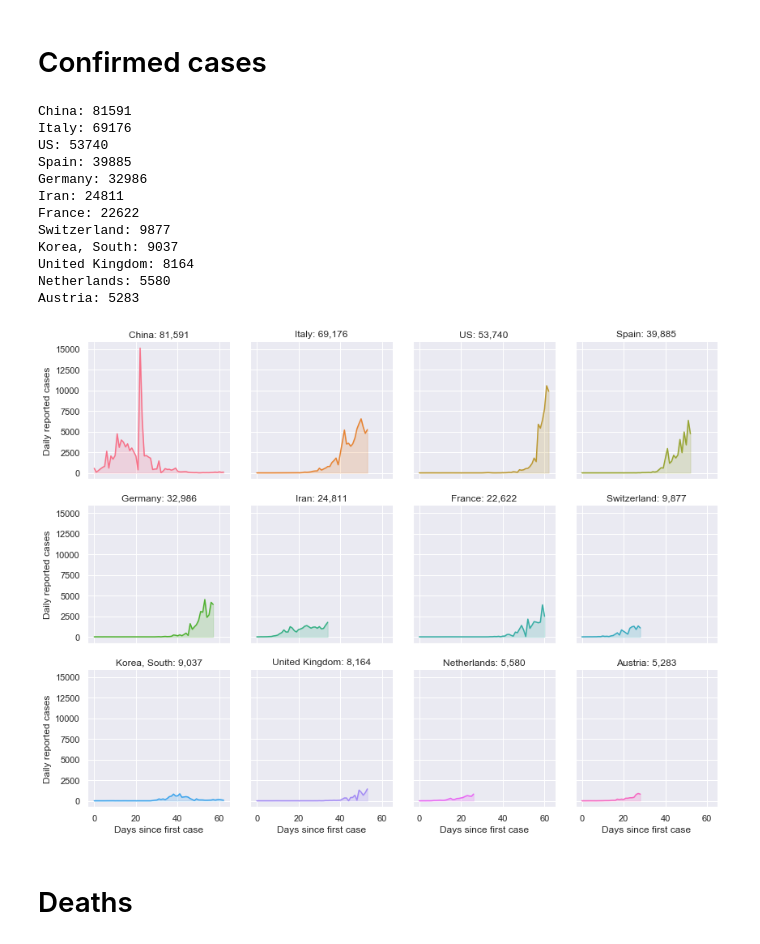
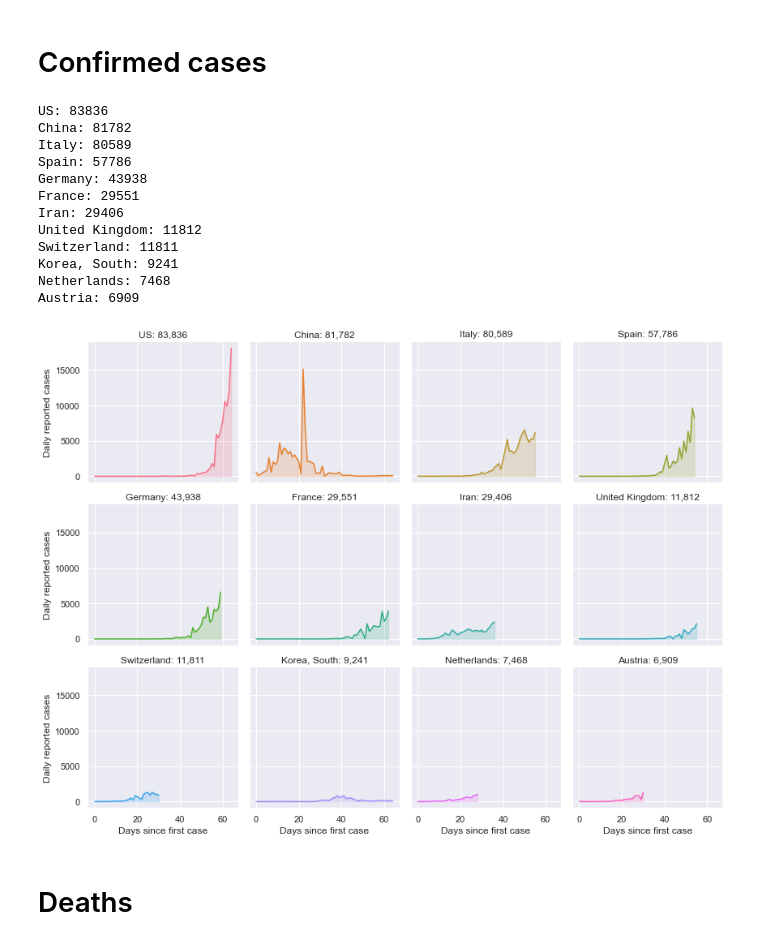
Before and after one commit to denisfookune/covid19-dailycases, a Jupyter notebook: covid19_JHU.ipynb, the cells around one changed output. Drawn from its saved outputs; the diff is of its cells as text; code cells hidden in the pictures.

```diff
--- a/covid19_JHU.ipynb
+++ b/covid19_JHU.ipynb
@@ -68,20 +68,25 @@ def get_topN_by_total(df, number_countries):
 
 # Group by country
 # Count days since first reported case
-def group_by_country(df, top_n_countries):
+def get_country(df, c):
+    first_case = df[df['country'] == c]['date'].min()
+    days_since_first_case = df[df['country'] == c]['date'] - first_case
+    country_df = pd.DataFrame()
+    country_df['days_since_first_case'] = days_since_first_case
+    country_df['new_cases'] =  np.int64(df[df['country'] == c]['daily_new_cases'])
+    total_cases = country_df['new_cases'].sum()
+    country_df['Country'] = '{}: {:,}'.format(c, total_cases)
+    country_df['Date'] = df[df['country'] == c]['date']
+    print('{}: {}'.format(c, total_cases))
+    return country_df
+
+def get_topN_countries(df, top_n_countries):
+    #top_n_countries = get_topN_by_total(df, number_countries)
     n = len(top_n_countries)
     topN_df = df[df['country'].isin(top_n_countries)]
     df_list = list()
     for c in top_n_countries:
-        first_case = topN_df[topN_df['country'] == c]['date'].min()
-        days_since_first_case = topN_df[topN_df['country'] == c]['date'] - first_case
-        country_df = pd.DataFrame()
-        country_df['days_since_first_case'] = days_since_first_case
-        country_df['new_cases'] =  np.int64(topN_df[topN_df['country'] == c]['daily_new_cases'])
-        total_cases = country_df['new_cases'].sum()
-        country_df['Country'] = '{}: {:,}'.format(c, total_cases)
-        df_list.append(country_df)
-        print('{}: {}'.format(c, total_cases))
+        df_list.append(get_country(df, c))
 
     countries_df = pd.concat(df_list, ignore_index=True)
     countries_df['days_since_first_case'] = countries_df['days_since_first_case'].dt.days
@@ -112,23 +133,25 @@ def plot_grid(countries_df, col_wrap=4, x_label=None, y_label=None):
 # Confirmed cases
 # %%
 confirmed_df = get_jhu_dataset('time_series_covid19_confirmed_global.csv')
+# Get top N by total count.
+# We'll use that for other plots
 topN_countries_by_total = get_topN_by_total(confirmed_df, 12)
-confirmed_countries_df = group_by_country(confirmed_df, topN_countries_by_total)
+confirmed_countries_df = get_topN_countries(confirmed_df, topN_countries_by_total)
 plot_grid(confirmed_countries_df, x_label='Days since first case', y_label='Daily reported cases')
 # %% [output]
-China: 81591
-Italy: 69176
-US: 53740
-Spain: 39885
-Germany: 32986
-Iran: 24811
-France: 22622
-Switzerland: 9877
-Korea, South: 9037
-United Kingdom: 8164
-Netherlands: 5580
-Austria: 5283
+US: 83836
+China: 81782
+Italy: 80589
+Spain: 57786
+Germany: 43938
+France: 29551
+Iran: 29406
+United Kingdom: 11812
+Switzerland: 11811
+Korea, South: 9241
+Netherlands: 7468
+Austria: 6909
-[figure, old version]
+[figure, new version]
 # %% [markdown]
 # Deaths
 # %%
```
Also changed, not shown: parts of 8 cells of this notebook.
